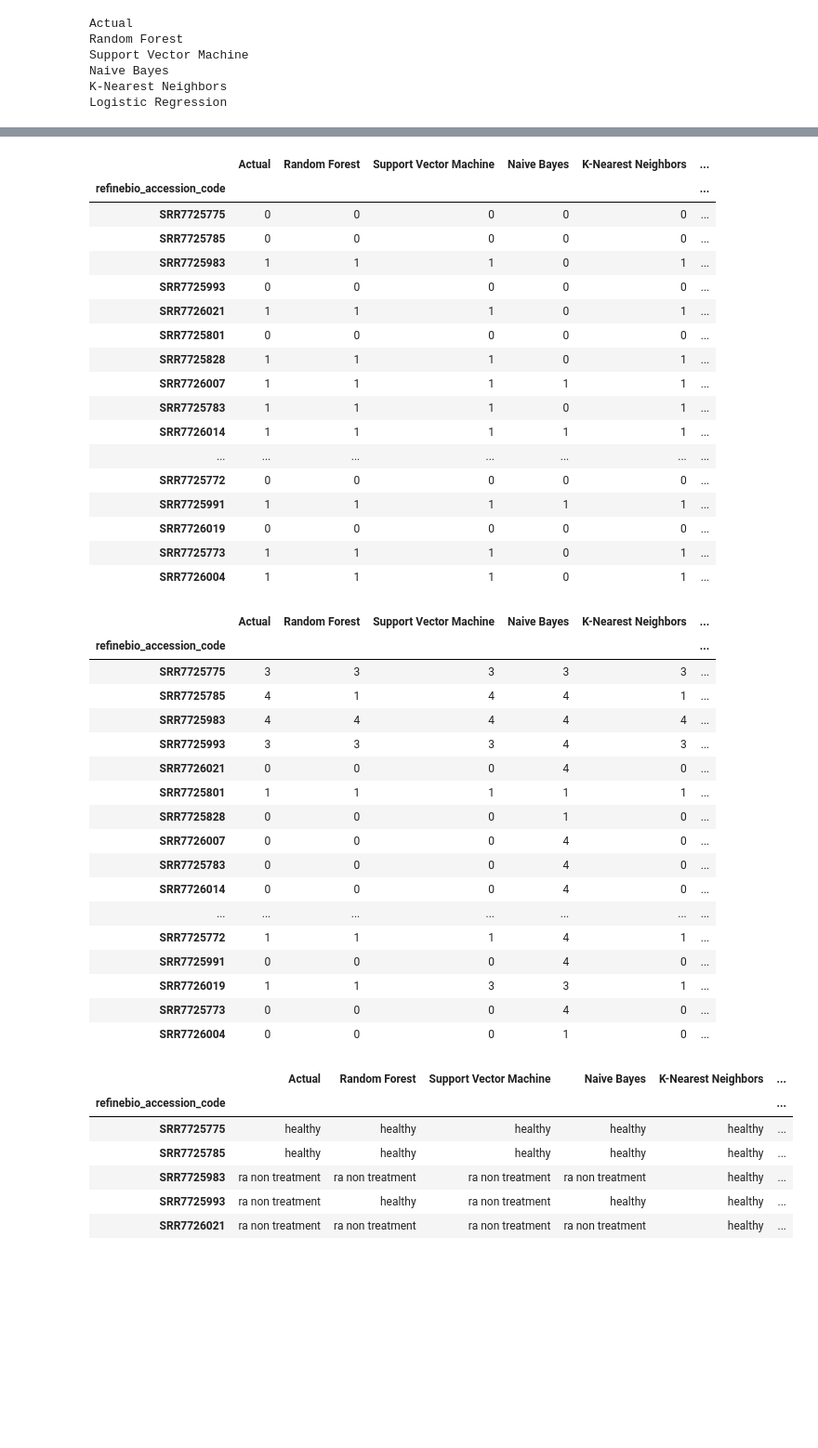
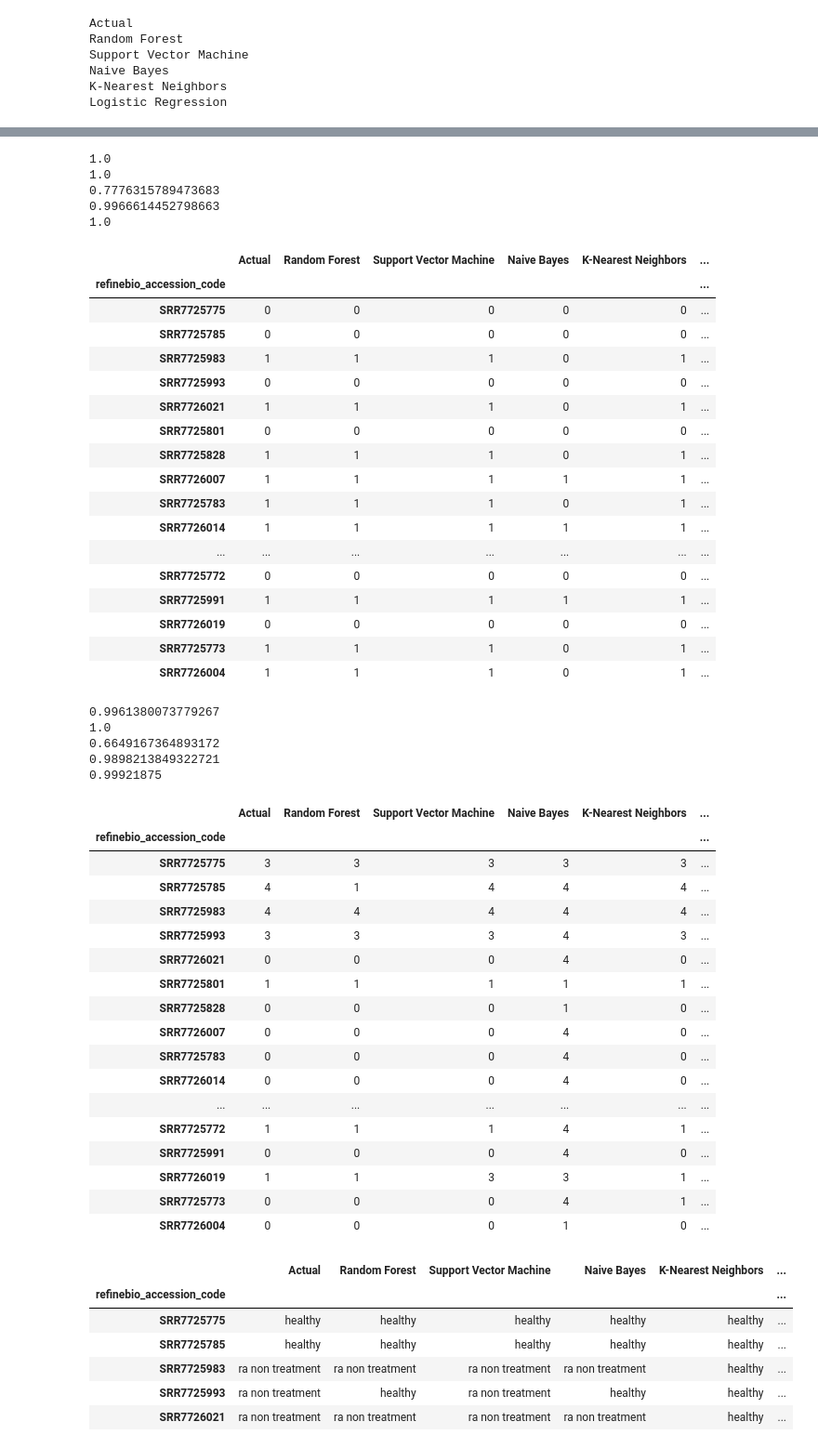
Before and after one commit to marielledoenges/BioInfoAlg_RheumArth, a Jupyter notebook: Bill/assignment4.ipynb, the cells around one changed output, grey strips where cells are left out. Shown at 93% size. Saved outputs shown, nothing was run; the diff lists cells and outputs as text; code cells hidden in the pictures; blank space fills up the shorter version.

```diff
--- a/Bill/assignment4.ipynb
+++ b/Bill/assignment4.ipynb
@@ -634,22 +696,37 @@ model_matrix_g
 clf = RandomForestClassifier(max_depth = 2,random_state=0)
 clf.fit(X_train, y_train['KMedoids Cluster'])
 rf_pred = clf.predict(X_test)
+y_pred_prob = clf.predict_proba(X_test)
+roc_auc = metrics.roc_auc_score(y_test['KMedoids Cluster'],  y_pred_prob, multi_class = 'ovr')
+print(roc_auc)
 
 clf = svm.SVC(kernel='linear', probability=True, random_state=20)
 clf.fit(X_train, y_train['KMedoids Cluster'])
 svm_pred = clf.predict(X_test)
+y_pred_prob = clf.predict_proba(X_test)
+roc_auc = metrics.roc_auc_score(y_test['KMedoids Cluster'],  y_pred_prob, multi_class = 'ovr')
+print(roc_auc)
 
 nb = GaussianNB()
 nb.fit(X_train, y_train['KMedoids Cluster'])
 nb_pred = nb.predict(X_test)
+y_pred_prob = nb.predict_proba(X_test)
+roc_auc = metrics.roc_auc_score(y_test['KMedoids Cluster'], y_pred_prob, multi_class = 'ovr')
+print(roc_auc)
 
-knn = KNeighborsClassifier(n_neighbors=5)
+knn = KNeighborsClassifier(n_neighbors=15)
 knn.fit(X_train, y_train['KMedoids Cluster'])
 knn_pred = knn.predict(X_test)
+y_pred_prob = knn.predict_proba(X_test)
+roc_auc = metrics.roc_auc_score(y_test['KMedoids Cluster'],  y_pred_prob, multi_class = 'ovr')
+print(roc_auc)
 
 lr = LogisticRegression(max_iter=1000, random_state=42)
 lr.fit(X_train, y_train['KMedoids Cluster'])
 lr_pred = lr.predict(X_test)
+y_pred_prob = lr.predict_proba(X_test)
+roc_auc = metrics.roc_auc_score(y_test['KMedoids Cluster'],  y_pred_prob, multi_class = 'ovr')
+print(roc_auc)
 
 model_matrix_p = pd.DataFrame({'Actual': y_test['KMedoids Cluster'],
                             'Random Forest': rf_pred, 'Support Vector Machine': svm_pred,
@@ -674,6 +751,11 @@ for row_name in model_matrix_p.index:
 model_matrix_p['Number Correct'] = counts
 model_matrix_p
 # %% [output]
+1.0
+1.0
+0.7776315789473683
+0.9966614452798663
+1.0
 |  | Actual | Random Forest | Support Vector Machine | Naive Bayes | K-Nearest Neighbors | ... |
 | refinebio_accession_code |  |  |  |  |  | ... |
 | SRR7725775 | 0 | 0 | 0 | 0 | 0 | ... |
@@ -696,50 +778,70 @@ model_matrix_p
 clf = RandomForestClassifier(max_depth = 2,random_state=0)
 clf.fit(X_train, y_train['KMeans Cluster'])
 rf_pred = clf.predict(X_test)
+y_pred_prob = clf.predict_proba(X_test)
+roc_auc = metrics.roc_auc_score(y_test['KMeans Cluster'],  y_pred_prob, multi_class = 'ovr')
+print(roc_auc)
 
 clf = svm.SVC(kernel='linear', probability=True, random_state=20)
 clf.fit(X_train, y_train['KMeans Cluster'])
 svm_pred = clf.predict(X_test)
+y_pred_prob = clf.predict_proba(X_test)
+roc_auc = metrics.roc_auc_score(y_test['KMeans Cluster'],  y_pred_prob, multi_class = 'ovr')
+print(roc_auc)
 
 nb = GaussianNB()
 nb.fit(X_train, y_train['KMeans Cluster'])
 nb_pred = nb.predict(X_test)
+y_pred_prob = nb.predict_proba(X_test)
+roc_auc = metrics.roc_auc_score(y_test['KMeans Cluster'], y_pred_prob, multi_class = 'ovr')
+print(roc_auc)
 
-knn = KNeighborsClassifier(n_neighbors=5)
+knn = KNeighborsClassifier(n_neighbors=15)
 knn.fit(X_train, y_train['KMeans Cluster'])
 knn_pred = knn.predict(X_test)
+y_pred_prob = knn.predict_proba(X_test)
+roc_auc = metrics.roc_auc_score(y_test['KMeans Cluster'],  y_pred_prob, multi_class = 'ovr')
+print(roc_auc)
 
 lr = LogisticRegression(max_iter=1000, random_state=42)
 lr.fit(X_train, y_train['KMeans Cluster'])
 lr_pred = lr.predict(X_test)
+y_pred_prob = lr.predict_proba(X_test)
+roc_auc = metrics.roc_auc_score(y_test['KMeans Cluster'],  y_pred_prob, multi_class = 'ovr')
+print(roc_auc)
 
 model_matrix_k = pd.DataFrame({'Actual': y_test['KMeans Cluster'],
                             'Random Forest': rf_pred, 'Support Vector Machine': svm_pred,
                              'Naive Bayes': nb_pred, 'K-Nearest Neighbors': knn_pred,
                              'Logistic Regression': lr_pred})
 
 counts = []
 for row_name in model_matrix_k.index:
     row = model_matrix_k.loc[row_name]
     counter = 0
     if row['Actual'] == row['Random Forest']:
         counter += 1
     if row['Actual'] == row['Support Vector Machine']:
         counter += 1
     if row['Actual'] == row['Naive Bayes']:
         counter += 1
     if row['Actual'] == row['K-Nearest Neighbors']:
         counter += 1
     if row['Actual'] == row['Logistic Regression']:
         counter += 1
     counts.append(counter)
 model_matrix_k['Number Correct'] = counts
 model_matrix_k
 # %% [output]
+0.9961380073779267
+1.0
+0.6649167364893172
+0.9898213849322721
+0.99921875
 |  | Actual | Random Forest | Support Vector Machine | Naive Bayes | K-Nearest Neighbors | ... |
 | refinebio_accession_code |  |  |  |  |  | ... |
 | SRR7725775 | 3 | 3 | 3 | 3 | 3 | ... |
-| SRR7725785 | 4 | 1 | 4 | 4 | 1 | ... |
+| SRR7725785 | 4 | 1 | 4 | 4 | 4 | ... |
 | SRR7725983 | 4 | 4 | 4 | 4 | 4 | ... |
 | SRR7725993 | 3 | 3 | 3 | 4 | 3 | ... |
 | SRR7726021 | 0 | 0 | 0 | 4 | 0 | ... |
@@ -752,7 +854,7 @@ model_matrix_k
 | SRR7725772 | 1 | 1 | 1 | 4 | 1 | ... |
 | SRR7725991 | 0 | 0 | 0 | 4 | 0 | ... |
 | SRR7726019 | 1 | 1 | 3 | 3 | 1 | ... |
-| SRR7725773 | 0 | 0 | 0 | 4 | 0 | ... |
+| SRR7725773 | 0 | 0 | 0 | 4 | 1 | ... |
 | SRR7726004 | 0 | 0 | 0 | 1 | 0 | ... |
 # %%
 wut = pd.concat([model_matrix_group, model_matrix_a, model_matrix_s, model_matrix_g, model_matrix_p, model_matrix_k], axis=1)
```
Also changed, not shown: parts of 11 cells of this notebook.
